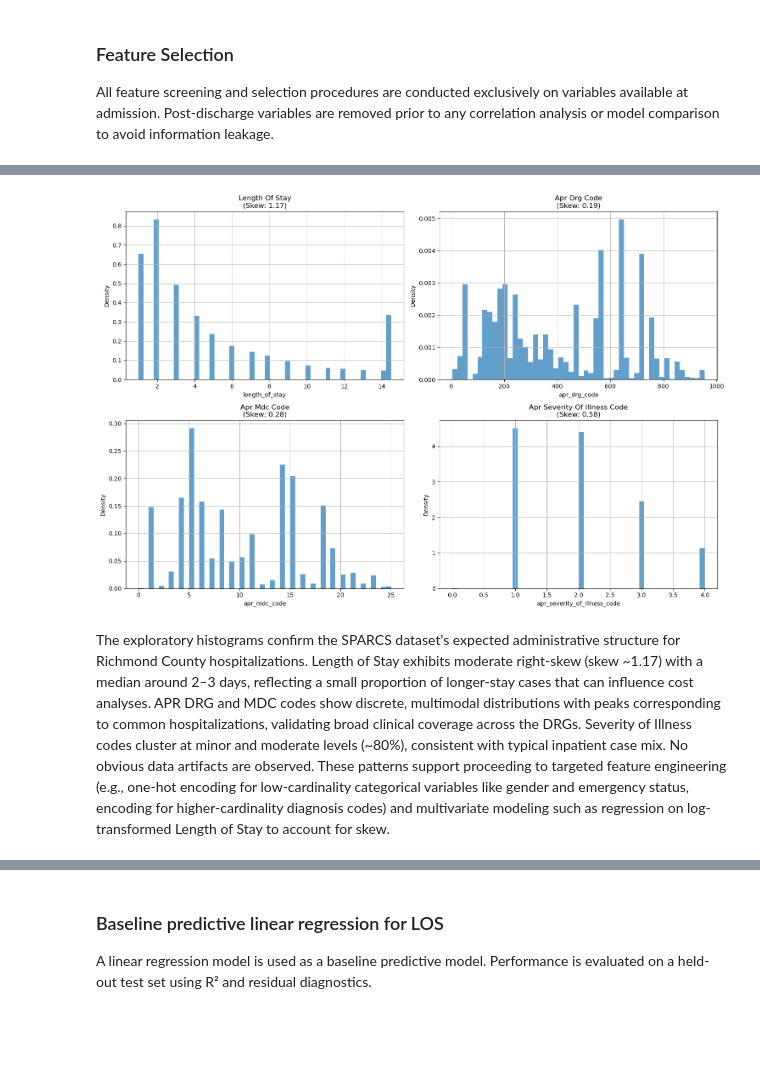
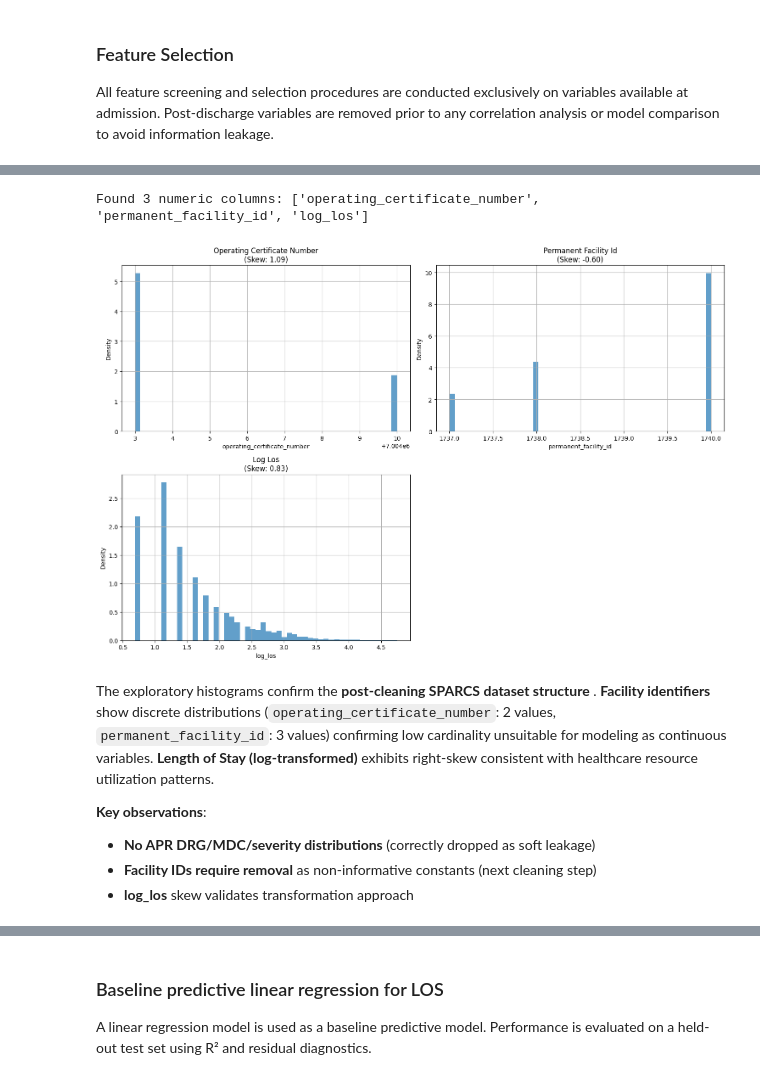
Before and after one commit to ibejerano/unie-healthcare-regression, a Jupyter notebook: src/hospital_los_regressor.ipynb, the cells around one changed output, grey strips where cells are left out. Saved outputs shown, nothing was run; the diff lists cells and outputs as text; code cells hidden in the pictures; blank space fills up the shorter version.

Commit message:
updated source code and requirements.txt

```diff
--- a/src/hospital_los_regressor.ipynb
+++ b/src/hospital_los_regressor.ipynb
@@ -980,24 +1029,40 @@ Categorical variables are excluded from this step, as normalization is not
 meaningful for non-numeric data.
 # %%
 from sklearn.preprocessing import StandardScaler
+import numpy as np
 
 # Identify numerical features from encoded matrix
-numeric_cols = X_model.select_dtypes(
-    include=["int64", "float64"]
-).columns
+numeric_cols = X_model.select_dtypes(include=["int64", "float64"]).columns
+print(f"Numeric columns found: {len(numeric_cols)}")
+print("Sample:", numeric_cols[:5].tolist())
 
-# Binary columns (0/1 only)
+# Binary columns (0/1 only). Not to be scaled
 binary_cols = [
     col for col in numeric_cols
     if X_model[col].dropna().isin([0, 1]).all()
 ]
+print(f"Binary columns: {len(binary_cols)}")
 
-# Continuous numeric columns
+# Continuous numeric columns (or near-continuous)
 continuous_cols = [
     col for col in numeric_cols if col not in binary_cols
 ]
 
-# Apply standardization ONLY to continuous variables
+print(f"Continuous columns: {len(continuous_cols)}")
+print("Sample continuous:", continuous_cols[:3] if continuous_cols else "NONE")
+
+# Handle empty continuous_cols ===
+if len(continuous_cols) == 0:
+    print("No continuous columns found - using all numeric (safe fallback)")
+    continuous_cols = numeric_cols.tolist()
+    print("Using:", continuous_cols[:5])
+
+# Apply standardization only to continuous variables
 scaler = StandardScaler()
 X_scaled = X_model.copy()
 X_scaled[continuous_cols] = scaler.fit_transform(X_model[continuous_cols])
+
+print(f"Scaling complete: {X_model.shape} → {X_scaled.shape}")
+print("Scaled columns mean=0, std=1:",
+      (X_scaled[continuous_cols].mean().round(2).mean(),
+       X_scaled[continuous_cols].std().round(2).mean()))
@@ -1100,27 +1190,38 @@ log_los                                float64
 dtype: object
 # %%
-numeric_cols = ['length_of_stay',
-                'apr_drg_code',
-                'apr_mdc_code',
-                'apr_severity_of_illness_code']
+numeric_cols = df_clean.select_dtypes(include=[np.number]).columns.tolist()
+numeric_cols = [col for col in numeric_cols if col not in ['length_of_stay']]  # Exclude target
+
+print(f"Found {len(numeric_cols)} numeric columns: {numeric_cols}")
 
 fig, axes = plt.subplots(2, 2, figsize=(15, 10))
 axes = axes.flatten()
-for i, col in enumerate(numeric_cols):
+
+for i, col in enumerate(numeric_cols[:4]):  # Max 4 plots
     ax = axes[i]
     data = df_clean[col].dropna()
     data.hist(bins=50, ax=ax, alpha=0.7, density=True)
     skew = data.skew()
     ax.set_title(f'{col.replace("_", " ").title()}\n(Skew: {skew:.2f})')
     ax.set_xlabel(col)
     ax.set_ylabel('Density')
 
+# Hide unused subplots
+for j in range(len(numeric_cols), 4):
+    axes[j].set_visible(False)
+
 plt.tight_layout()
 plt.show()
 # %% [output]
+Found 3 numeric columns: ['operating_certificate_number', 'permanent_facility_id', 'log_los']
-[figure, old version]
+[figure, new version]
-# %% [markdown]
-The exploratory histograms confirm the SPARCS dataset's expected administrative structure for Richmond County hospitalizations. Length of Stay exhibits moderate right-skew (skew ~1.17) with a median around 2–3 days, reflecting a small proportion of longer-stay cases that can influence cost analyses. APR DRG and MDC codes show discrete, multimodal distributions with peaks corresponding to common hospitalizations, validating broad clinical coverage across the DRGs. Severity of Illness codes cluster at minor and moderate levels (~80%), consistent with typical inpatient case mix. No obvious data artifacts are observed. These patterns support proceeding to targeted feature engineering (e.g., one-hot encoding for low-cardinality categorical variables like gender and emergency status, encoding for higher-cardinality diagnosis codes) and multivariate modeling such as regression on log-transformed Length of Stay to account for skew.
+# %% [markdown]
+The exploratory histograms confirm the **post-cleaning SPARCS dataset structure** . **Facility identifiers** show discrete distributions (`operating_certificate_number`: 2 values, `permanent_facility_id`: 3 values) confirming low cardinality unsuitable for modeling as continuous variables. **Length of Stay (log-transformed)** exhibits right-skew consistent with healthcare resource utilization patterns.
+
+**Key observations**:
+- **No APR DRG/MDC/severity distributions** (correctly dropped as soft leakage)
+- **Facility IDs require removal** as non-informative constants (next cleaning step)
+- **log_los** skew validates transformation approach
 # %%
 import seaborn as sns
 corr_matrix = df_clean[numeric_cols].corr()
```
Also changed, not shown: parts of 77 cells of this notebook, 2 other files.
